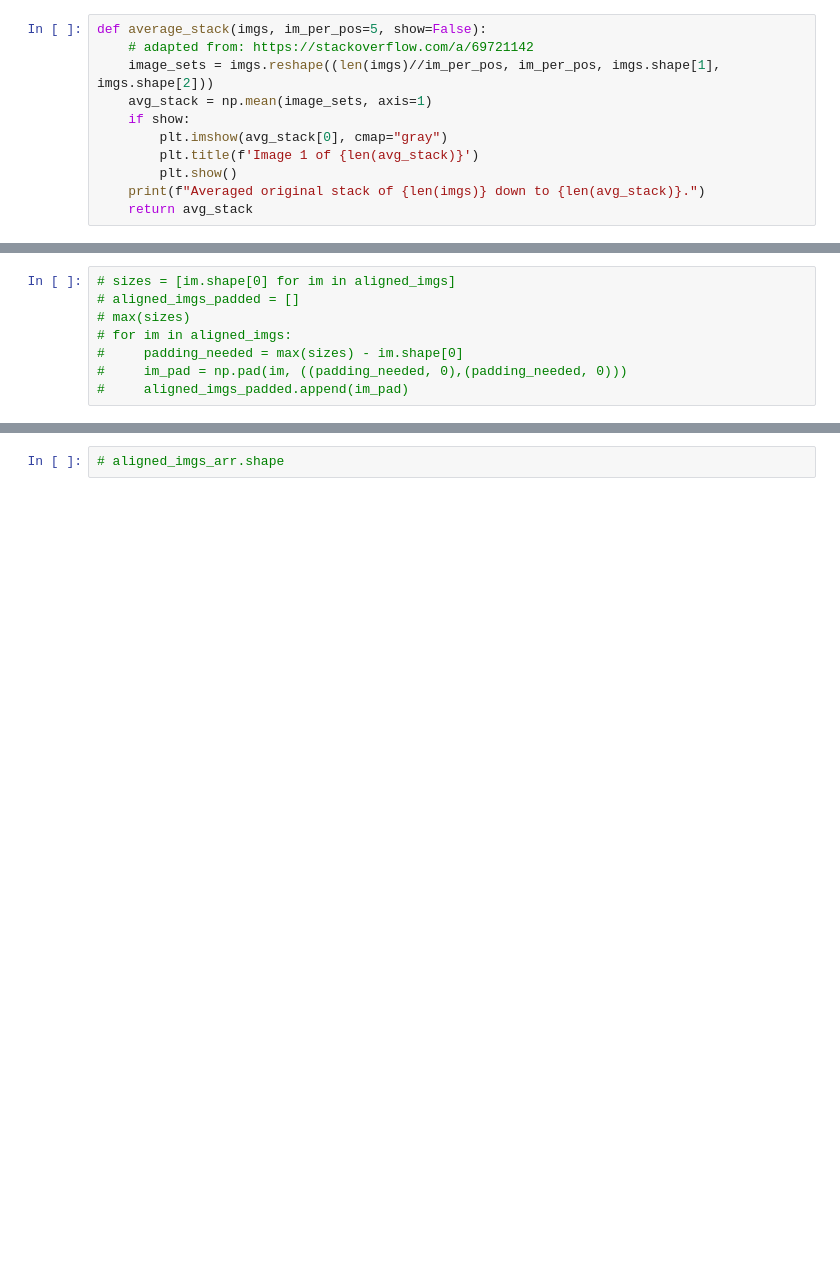
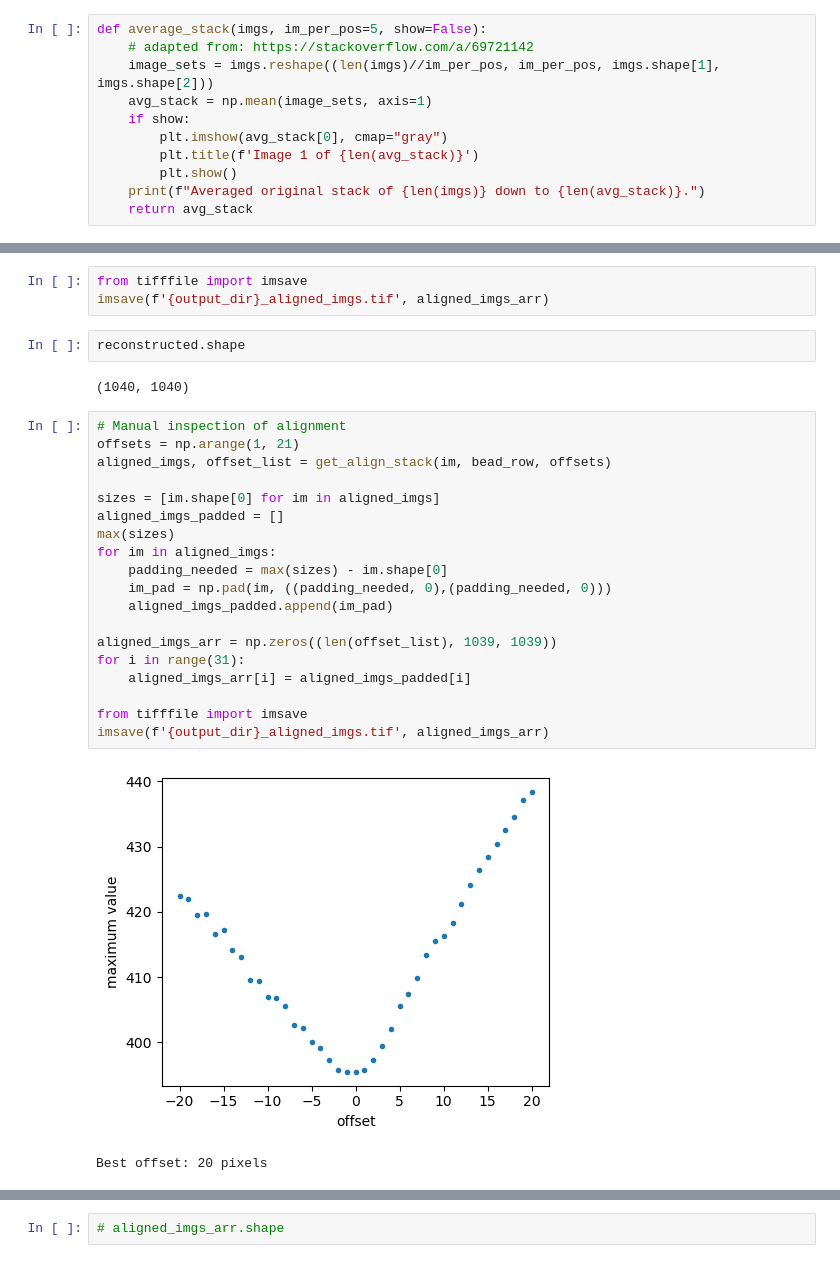
Before and after one commit to kwokkenton/optea, a Jupyter notebook: reconstruction/astra v2.ipynb, the cells around one changed output, grey strips where cells are left out. Drawn from its saved outputs; the diff is of its cells as text; blank space fills up the shorter version.

```diff
--- a/reconstruction/astra v2.ipynb
+++ b/reconstruction/astra v2.ipynb
@@ -56,9 +111,30 @@ Saved reconstruction to 2023-03-20 embryo fluorescence fa 100ms -14 offset.
+# %%
+from tifffile import imsave
+imsave(f'{output_dir}_aligned_imgs.tif', aligned_imgs_arr)
+# %%
+reconstructed.shape
+# %% [output]
+(1040, 1040)
 # %%
-# sizes = [im.shape[0] for im in aligned_imgs]
-# aligned_imgs_padded = []
-# max(sizes)
-# for im in aligned_imgs:
-#     padding_needed = max(sizes) - im.shape[0]
-#     im_pad = np.pad(im, ((padding_needed, 0),(padding_needed, 0)))
-#     aligned_imgs_padded.append(im_pad)
+# Manual inspection of alignment
+offsets = np.arange(1, 21)
+aligned_imgs, offset_list = get_align_stack(im, bead_row, offsets)
+
+sizes = [im.shape[0] for im in aligned_imgs]
+aligned_imgs_padded = []
+max(sizes)
+for im in aligned_imgs:
+    padding_needed = max(sizes) - im.shape[0]
+    im_pad = np.pad(im, ((padding_needed, 0),(padding_needed, 0)))
+    aligned_imgs_padded.append(im_pad)
+
+aligned_imgs_arr = np.zeros((len(offset_list), 1039, 1039))
+for i in range(31):
+    aligned_imgs_arr[i] = aligned_imgs_padded[i]
+
+from tifffile import imsave
+imsave(f'{output_dir}_aligned_imgs.tif', aligned_imgs_arr)
+# %% [output]
+[figure, added]
+Best offset: 20 pixels
 # %%
```
Also changed, not shown: parts of 7 cells of this notebook, 1 other file.
